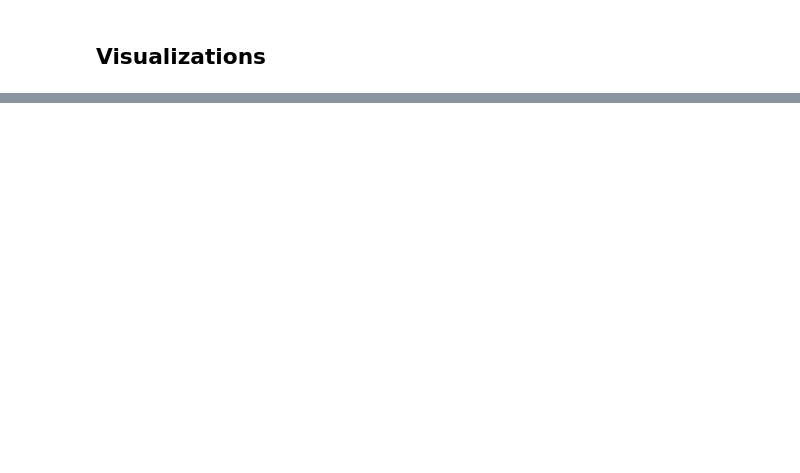
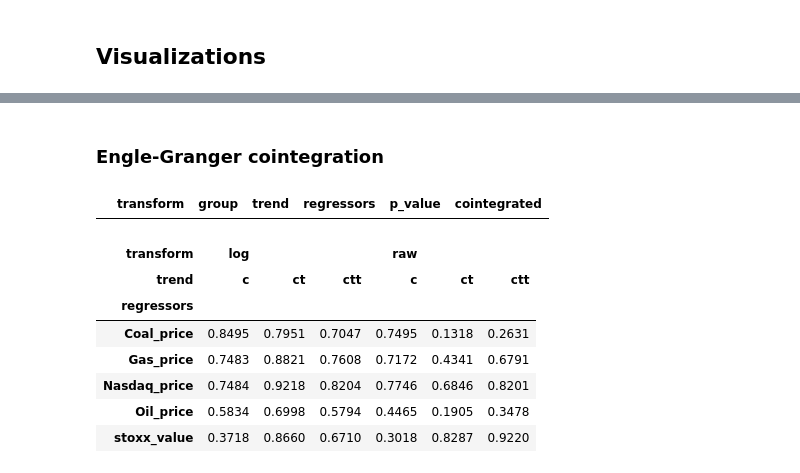
Before and after one commit to kacperskora/Research-S_i_T, a Jupyter notebook: notebooks/02_cointegration.ipynb, the cells around one changed output, grey strips where cells are left out. Saved outputs shown, nothing was run; the diff lists cells and outputs as text; code cells hidden in the pictures; blank space fills up the shorter version.

```diff
--- a/notebooks/02_cointegration.ipynb
+++ b/notebooks/02_cointegration.ipynb
@@ -579,0 +314,21 @@ print(rank_test.summary())
+# %% [markdown]
+### Engle-Granger cointegration
+# %%
+# tylko przypadki, gdzie wykryto kointegrację
+coint_res.query("cointegrated").sort_values("p_value")
+# %% [output]
+|  | transform | group | trend | regressors | p_value | cointegrated |
+# %%
+# pojedyncze zmienne
+coint_res.query("group == 'single'").pivot_table(
+    index="regressors", columns=["transform", "trend"], values="p_value"
+).round(4)
+# %% [output]
+| transform | log |  |  | raw |  |  |
+| trend | c | ct | ctt | c | ct | ctt |
+| regressors |  |  |  |  |  |  |
+| Coal_price | 0.8495 | 0.7951 | 0.7047 | 0.7495 | 0.1318 | 0.2631 |
+| Gas_price | 0.7483 | 0.8821 | 0.7608 | 0.7172 | 0.4341 | 0.6791 |
+| Nasdaq_price | 0.7484 | 0.9218 | 0.8204 | 0.7746 | 0.6846 | 0.8201 |
+| Oil_price | 0.5834 | 0.6998 | 0.5794 | 0.4465 | 0.1905 | 0.3478 |
+| stoxx_value | 0.3718 | 0.8660 | 0.6710 | 0.3018 | 0.8287 | 0.9220 |
```
Also changed, not shown: parts of 64 cells of this notebook.
